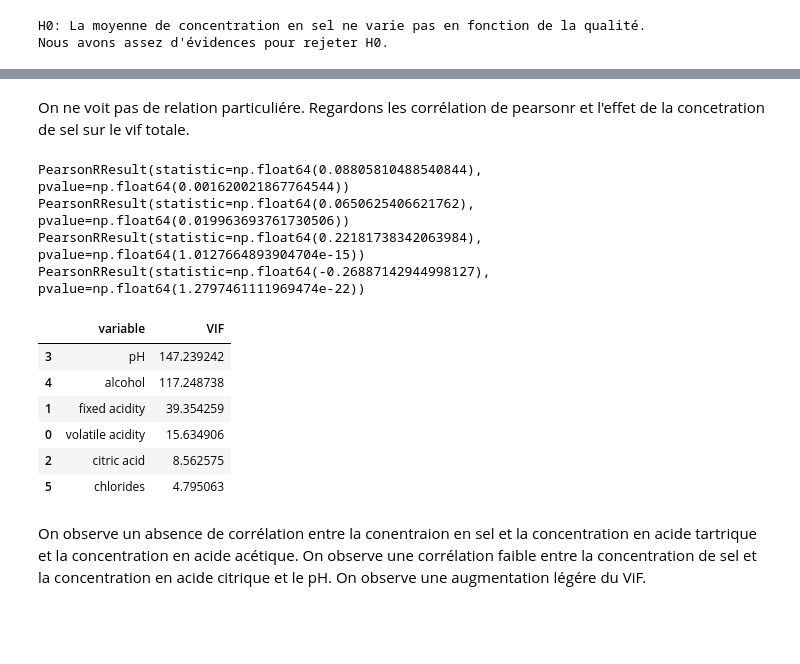
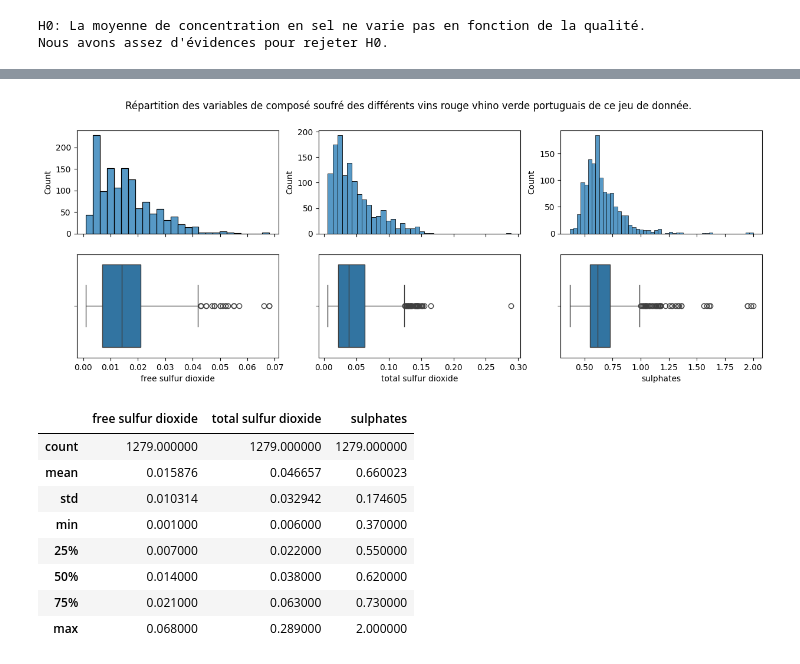
Before and after one commit to fmazur57u/WineQualityPrediction, a Jupyter notebook: winePrediction.ipynb, the cells around one changed output, grey strips where cells are left out. Drawn from its saved outputs; the diff is of its cells as text; code cells hidden in the pictures; blank space fills up the shorter version.

Commit message:
Simplification des analyse précédentes et finalisation de l'analyse des variables de composé soufré.

```diff
--- a/winePrediction.ipynb
+++ b/winePrediction.ipynb
@@ -637,33 +489,25 @@ plt.show()
-# %% [markdown]
-On ne voit pas de relation particuliére. Regardons les corrélation de pearsonr et l'effet de la concetration de sel sur le vif totale.
-# %%
-print(pearsonr(analyse_set["fixed acidity"], analyse_set["chlorides"]))
-print(pearsonr(analyse_set["volatile acidity"], analyse_set["chlorides"]))
-print(pearsonr(analyse_set["citric acid"], analyse_set["chlorides"]))
-print(pearsonr(analyse_set["pH"], analyse_set["chlorides"]))
-compute_vif(
-    analyse_set[
-        [
-            "volatile acidity",
-            "fixed acidity",
-            "citric acid",
-            "pH",
-            "alcohol",
-            "chlorides",
-        ]
-    ]
-)
-# %% [output]
-PearsonRResult(statistic=np.float64(0.08805810488540844), pvalue=np.float64(0.001620021867764544))
-PearsonRResult(statistic=np.float64(0.0650625406621762), pvalue=np.float64(0.019963693761730506))
-PearsonRResult(statistic=np.float64(0.22181738342063984), pvalue=np.float64(1.0127664893904704e-15))
-PearsonRResult(statistic=np.float64(-0.26887142944998127), pvalue=np.float64(1.2797461111969474e-22))
-|  | variable | VIF |
-| 3 | pH | 147.239242 |
-| 4 | alcohol | 117.248738 |
-| 1 | fixed acidity | 39.354259 |
-| 0 | volatile acidity | 15.634906 |
-| 2 | citric acid | 8.562575 |
-| 5 | chlorides | 4.795063 |
-# %% [markdown]
-On observe un absence de corrélation entre la conentraion en sel et la concentration en acide tartrique et la concentration en acide acétique. On observe une corrélation faible entre la concentration de sel et la concentration en acide citrique et le pH. On observe une augmentation légére du ViF.
+# %%
+fig, ax = plt.subplots(2, 3, sharex="col")
+fig.set_size_inches(15, 5)
+plt.suptitle(
+    "Répartition des variables de composé soufré des différents vins rouge vhino verde portuguais de ce jeu de donnée."
+)
+sns.histplot(data=analyse_set, x="free sulfur dioxide", ax=ax[0, 0])
+sns.boxplot(data=analyse_set, x="free sulfur dioxide", ax=ax[1, 0])
+sns.histplot(data=analyse_set, x="total sulfur dioxide", ax=ax[0, 1])
+sns.boxplot(data=analyse_set, x="total sulfur dioxide", ax=ax[1, 1])
+sns.histplot(data=analyse_set, x="sulphates", ax=ax[0, 2])
+sns.boxplot(data=analyse_set, x="sulphates", ax=ax[1, 2])
+plt.show()
+analyse_set[["free sulfur dioxide", "total sulfur dioxide", "sulphates"]].describe()
+# %% [output]
+[figure, added]
+|  | free sulfur dioxide | total sulfur dioxide | sulphates |
+| count | 1279.000000 | 1279.000000 | 1279.000000 |
+| mean | 0.015876 | 0.046657 | 0.660023 |
+| std | 0.010314 | 0.032942 | 0.174605 |
+| min | 0.001000 | 0.006000 | 0.370000 |
+| 25% | 0.007000 | 0.022000 | 0.550000 |
+| 50% | 0.014000 | 0.038000 | 0.620000 |
+| 75% | 0.021000 | 0.063000 | 0.730000 |
+| max | 0.068000 | 0.289000 | 2.000000 |
```
Also changed, not shown: parts of 26 cells of this notebook.
